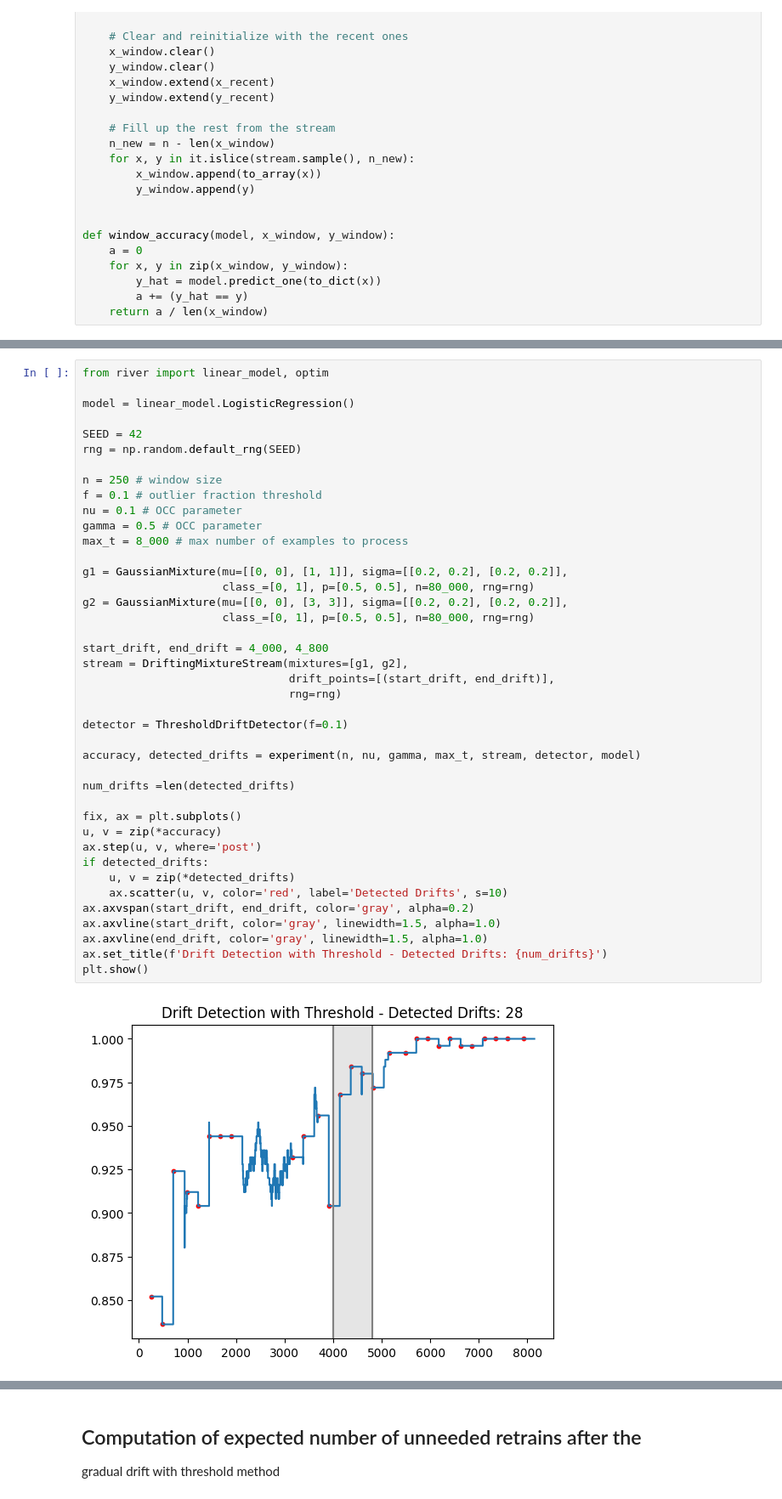
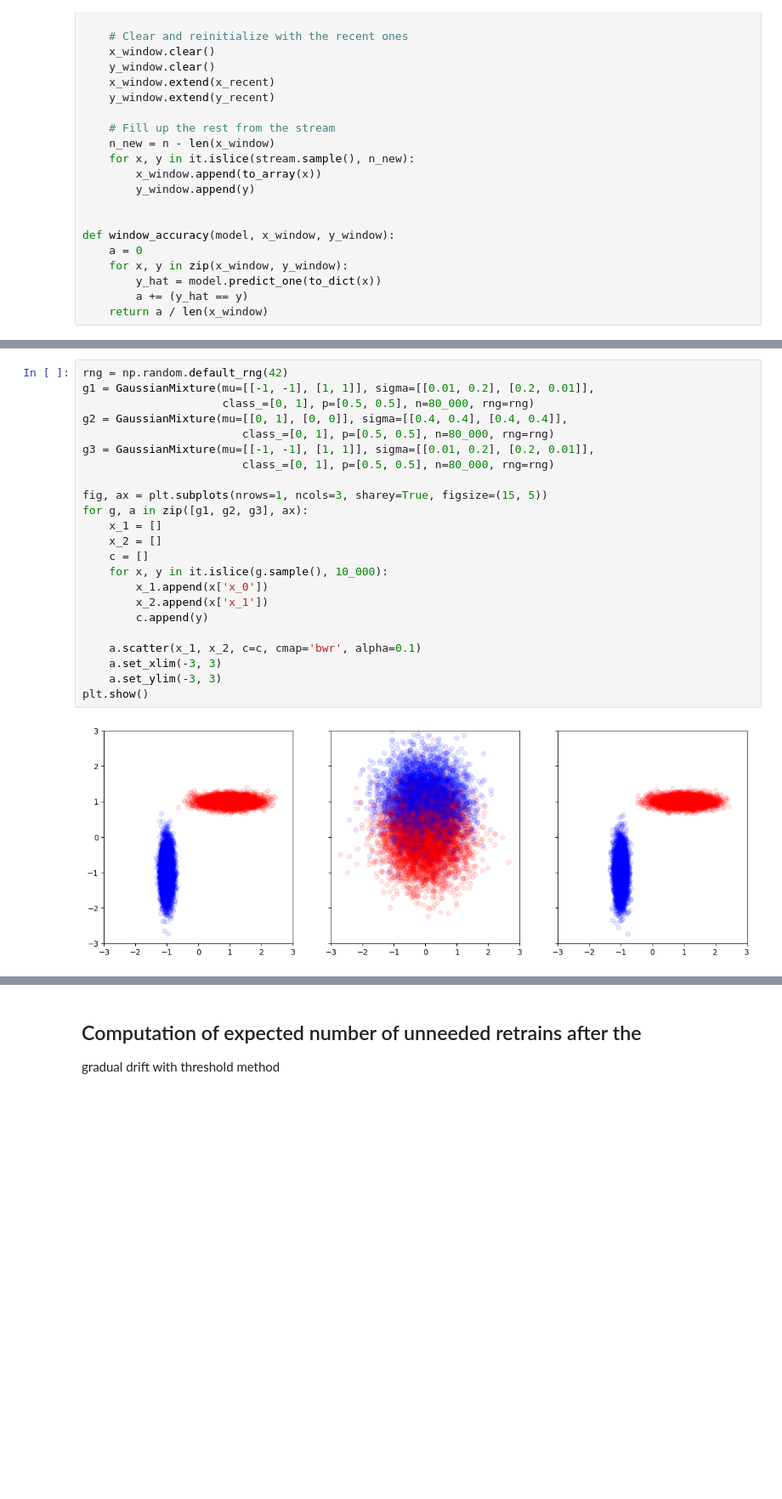
Before and after one commit to dariomalchiodi/occ-drift-detection, a Jupyter notebook: river.ipynb, the cells around one changed output, grey strips where cells are left out. Shown at 85% size. Cells and saved outputs as stored; diff of their text form; blank space fills up the shorter version.

Commit message:
extended gradual drift experiments

```diff
--- a/river.ipynb
+++ b/river.ipynb
@@ -569,43 +350,25 @@ plt.show()
-# %%
-from river import linear_model, optim
-
-model = linear_model.LogisticRegression()
-
-SEED = 42
-rng = np.random.default_rng(SEED)
-
-n = 250 # window size
-f = 0.1 # outlier fraction threshold
-nu = 0.1 # OCC parameter
-gamma = 0.5 # OCC parameter
-max_t = 8_000 # max number of examples to process
-
-g1 = GaussianMixture(mu=[[0, 0], [1, 1]], sigma=[[0.2, 0.2], [0.2, 0.2]],
-                     class_=[0, 1], p=[0.5, 0.5], n=80_000, rng=rng)
-g2 = GaussianMixture(mu=[[0, 0], [3, 3]], sigma=[[0.2, 0.2], [0.2, 0.2]],
-                     class_=[0, 1], p=[0.5, 0.5], n=80_000, rng=rng)
-
-start_drift, end_drift = 4_000, 4_800
-stream = DriftingMixtureStream(mixtures=[g1, g2],
-                               drift_points=[(start_drift, end_drift)],
-                               rng=rng)
-
-detector = ThresholdDriftDetector(f=0.1)
-
-accuracy, detected_drifts = experiment(n, nu, gamma, max_t, stream, detector, model)
-
-num_drifts =len(detected_drifts)
-
-fix, ax = plt.subplots()
-u, v = zip(*accuracy)
-ax.step(u, v, where='post')
-if detected_drifts:
-    u, v = zip(*detected_drifts)
-    ax.scatter(u, v, color='red', label='Detected Drifts', s=10)
-ax.axvspan(start_drift, end_drift, color='gray', alpha=0.2)
-ax.axvline(start_drift, color='gray', linewidth=1.5, alpha=1.0)
-ax.axvline(end_drift, color='gray', linewidth=1.5, alpha=1.0)
-ax.set_title(f'Drift Detection with Threshold - Detected Drifts: {num_drifts}')
-plt.show()
-# %% [output]
-[figure, removed]
+# %%
+rng = np.random.default_rng(42)
+g1 = GaussianMixture(mu=[[-1, -1], [1, 1]], sigma=[[0.01, 0.2], [0.2, 0.01]],
+                     class_=[0, 1], p=[0.5, 0.5], n=80_000, rng=rng)
+g2 = GaussianMixture(mu=[[0, 1], [0, 0]], sigma=[[0.4, 0.4], [0.4, 0.4]],
+                        class_=[0, 1], p=[0.5, 0.5], n=80_000, rng=rng)
+g3 = GaussianMixture(mu=[[-1, -1], [1, 1]], sigma=[[0.01, 0.2], [0.2, 0.01]],
+                        class_=[0, 1], p=[0.5, 0.5], n=80_000, rng=rng)
+
+fig, ax = plt.subplots(nrows=1, ncols=3, sharey=True, figsize=(15, 5))
+for g, a in zip([g1, g2, g3], ax):
+    x_1 = []
+    x_2 = []
+    c = []
+    for x, y in it.islice(g.sample(), 10_000):
+        x_1.append(x['x_0'])
+        x_2.append(x['x_1'])
+        c.append(y)
+
+    a.scatter(x_1, x_2, c=c, cmap='bwr', alpha=0.1)
+    a.set_xlim(-3, 3)
+    a.set_ylim(-3, 3)
+plt.show()
+# %% [output]
+[figure, added]
```
Also changed, not shown: parts of 36 cells of this notebook.
